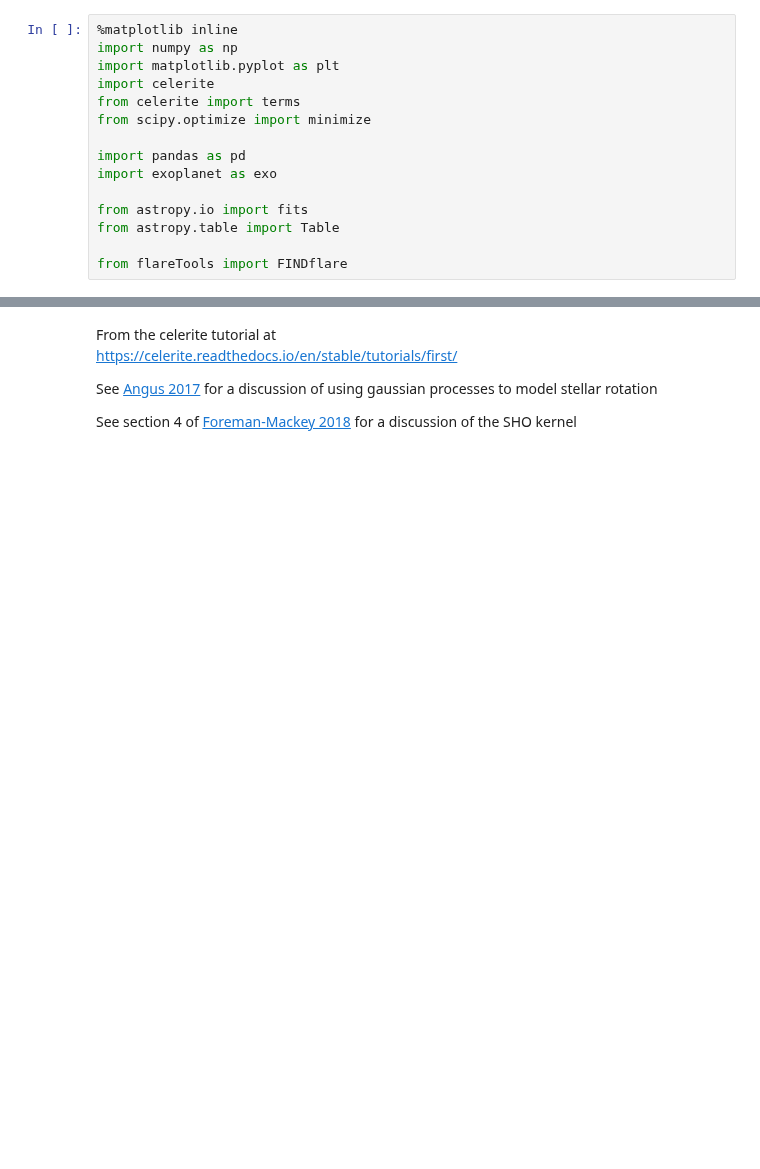
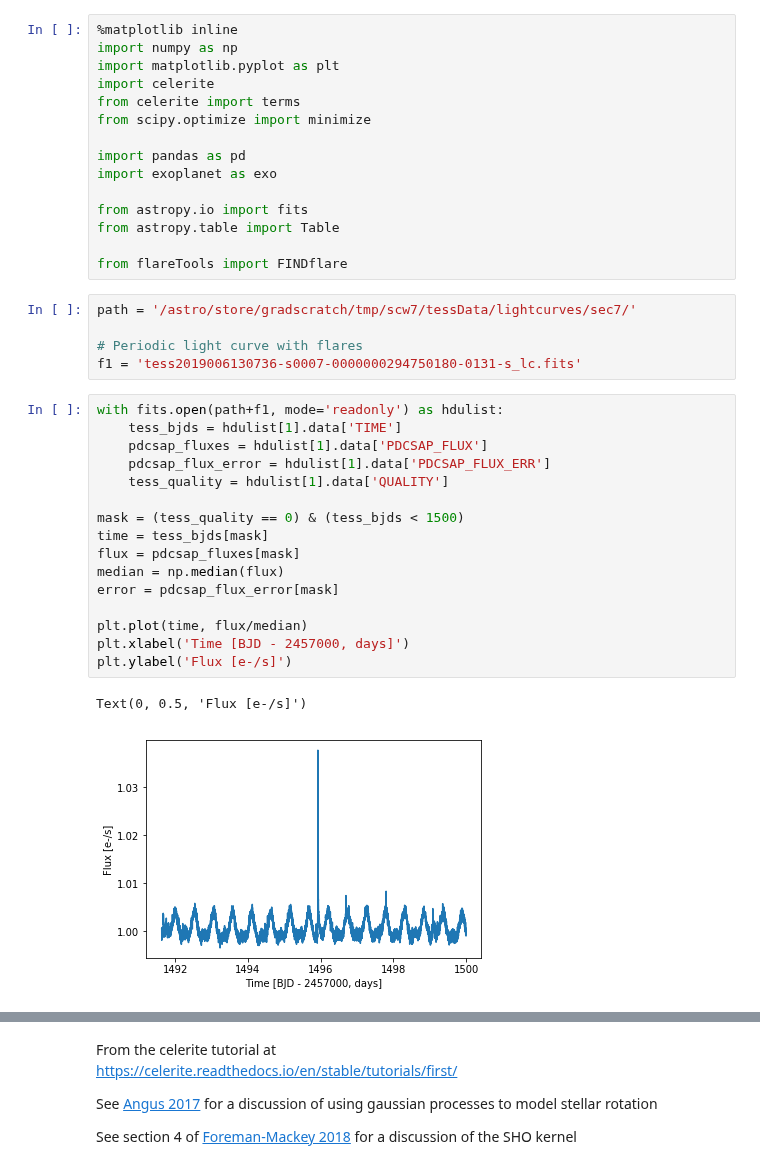
Before and after one commit to spencerw/tess_flare, a Jupyter notebook: gaussianProcess.ipynb, the cells around one changed output, grey strips where cells are left out. Saved outputs shown, nothing was run; the diff lists cells and outputs as text; blank space fills up the shorter version.

```diff
--- a/gaussianProcess.ipynb
+++ b/gaussianProcess.ipynb
@@ -13,3 +13,27 @@ from astropy.io import fits
 from astropy.table import Table
 
 from flareTools import FINDflare
+# %%
+path = '/astro/store/gradscratch/tmp/scw7/tessData/lightcurves/sec7/'
+
+# Periodic light curve with flares
+f1 = 'tess2019006130736-s0007-0000000294750180-0131-s_lc.fits'
+# %%
+with fits.open(path+f1, mode='readonly') as hdulist:
+    tess_bjds = hdulist[1].data['TIME']
+    pdcsap_fluxes = hdulist[1].data['PDCSAP_FLUX']
+    pdcsap_flux_error = hdulist[1].data['PDCSAP_FLUX_ERR']
+    tess_quality = hdulist[1].data['QUALITY']
+
+mask = (tess_quality == 0) & (tess_bjds < 1500)
+time = tess_bjds[mask]
+flux = pdcsap_fluxes[mask]
+median = np.median(flux)
+error = pdcsap_flux_error[mask]
+
+plt.plot(time, flux/median)
+plt.xlabel('Time [BJD - 2457000, days]')
+plt.ylabel('Flux [e-/s]')
+# %% [output]
+Text(0, 0.5, 'Flux [e-/s]')
+[figure, added]
```
Also changed, not shown: parts of 4 cells of this notebook.
